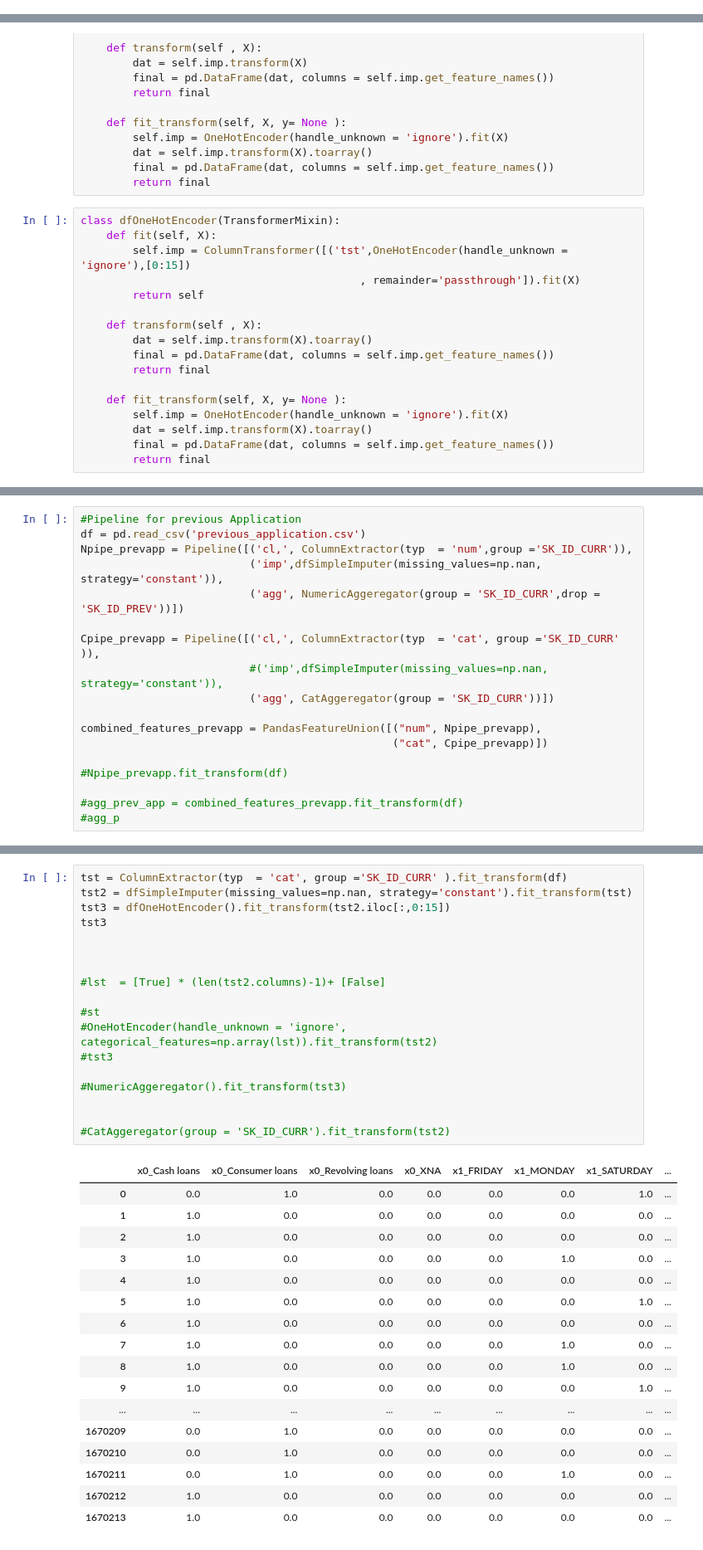
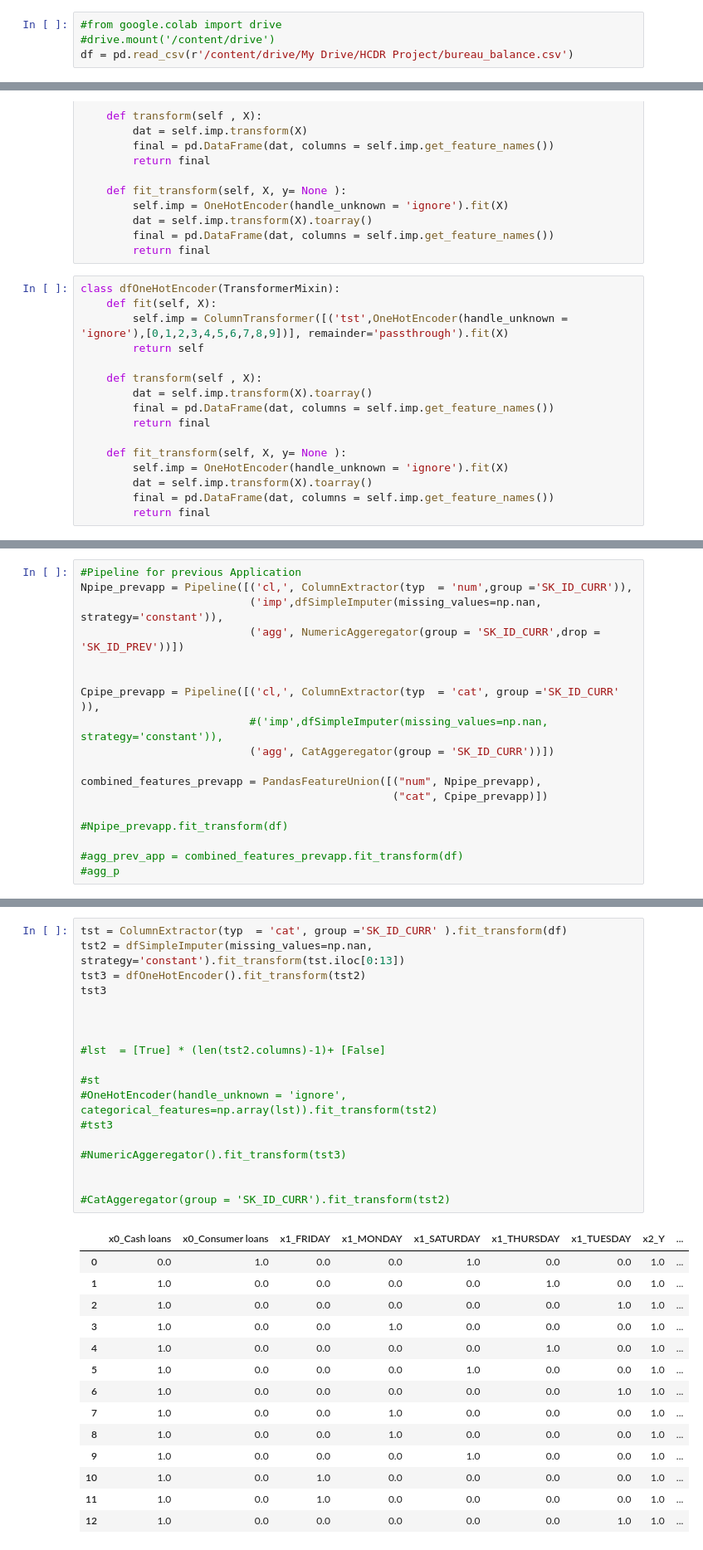
Before and after one commit to lalitsc12/AML-HCDR, a Jupyter notebook: DS PROJ.ipynb, the cells around one changed output, grey strips where cells are left out. Shown: that part at 83% size. Drawn from its saved outputs; the diff is of its cells as text.

```diff
--- a/DS PROJ.ipynb
+++ b/DS PROJ.ipynb
@@ -15,3 +17,7 @@ df  = pd.read_csv('previous_application.csv')
+# %%
+#from google.colab import drive
+#drive.mount('/content/drive')
+df = pd.read_csv(r'/content/drive/My Drive/HCDR Project/bureau_balance.csv')
 # %%
 class ColumnExtractor(TransformerMixin):
     def __init__(self, typ = "num",group = "" ):
@@ -147,8 +153,7 @@ class dfOneHotEncoder(TransformerMixin):
 # %%
 class dfOneHotEncoder(TransformerMixin):
     def fit(self, X):
-        self.imp = ColumnTransformer([('tst',OneHotEncoder(handle_unknown = 'ignore'),[0:15])
-                                           , remainder='passthrough']).fit(X)
+        self.imp = ColumnTransformer([('tst',OneHotEncoder(handle_unknown = 'ignore'),[0,1,2,3,4,5,6,7,8,9])], remainder='passthrough').fit(X)
         return self
 
     def transform(self , X):
@@ -170,9 +169,9 @@ TypeError: data type not understood
 # %%
 #Pipeline for previous Application
-df = pd.read_csv('previous_application.csv')
 Npipe_prevapp = Pipeline([('cl,', ColumnExtractor(typ  = 'num',group ='SK_ID_CURR')),
                           ('imp',dfSimpleImputer(missing_values=np.nan, strategy='constant')),
                           ('agg', NumericAggeregator(group = 'SK_ID_CURR',drop = 'SK_ID_PREV'))])
+
 
 Cpipe_prevapp = Pipeline([('cl,', ColumnExtractor(typ  = 'cat', group ='SK_ID_CURR' )),
                           #('imp',dfSimpleImputer(missing_values=np.nan, strategy='constant')),
@@ -212,36 +211,33 @@ NumericAggeregator(group = 'SK_ID_CURR',drop = 'SK_ID_PREV').fit_transform(tst2)
 # %%
 tst = ColumnExtractor(typ  = 'cat', group ='SK_ID_CURR' ).fit_transform(df)
-tst2 = dfSimpleImputer(missing_values=np.nan, strategy='constant').fit_transform(tst)
-tst3 = dfOneHotEncoder().fit_transform(tst2.iloc[:,0:15])
+tst2 = dfSimpleImputer(missing_values=np.nan, strategy='constant').fit_transform(tst.iloc[0:13])
+tst3 = dfOneHotEncoder().fit_transform(tst2)
 tst3
 
 
 
 #lst  = [True] * (len(tst2.columns)-1)+ [False]
 
 #st
 #OneHotEncoder(handle_unknown = 'ignore', categorical_features=np.array(lst)).fit_transform(tst2)
 #tst3
 
 #NumericAggeregator().fit_transform(tst3)
 
 
 #CatAggeregator(group = 'SK_ID_CURR').fit_transform(tst2)
 # %% [output]
-|  | x0_Cash loans | x0_Consumer loans | x0_Revolving loans | x0_XNA | x1_FRIDAY | x1_MONDAY | x1_SATURDAY | ... |
-| 0 | 0.0 | 1.0 | 0.0 | 0.0 | 0.0 | 0.0 | 1.0 | ... |
-| 1 | 1.0 | 0.0 | 0.0 | 0.0 | 0.0 | 0.0 | 0.0 | ... |
-| 2 | 1.0 | 0.0 | 0.0 | 0.0 | 0.0 | 0.0 | 0.0 | ... |
-| 3 | 1.0 | 0.0 | 0.0 | 0.0 | 0.0 | 1.0 | 0.0 | ... |
-| 4 | 1.0 | 0.0 | 0.0 | 0.0 | 0.0 | 0.0 | 0.0 | ... |
-| 5 | 1.0 | 0.0 | 0.0 | 0.0 | 0.0 | 0.0 | 1.0 | ... |
-| 6 | 1.0 | 0.0 | 0.0 | 0.0 | 0.0 | 0.0 | 0.0 | ... |
-| 7 | 1.0 | 0.0 | 0.0 | 0.0 | 0.0 | 1.0 | 0.0 | ... |
-| 8 | 1.0 | 0.0 | 0.0 | 0.0 | 0.0 | 1.0 | 0.0 | ... |
-| 9 | 1.0 | 0.0 | 0.0 | 0.0 | 0.0 | 0.0 | 1.0 | ... |
-| ... | ... | ... | ... | ... | ... | ... | ... | ... |
-| 1670209 | 0.0 | 1.0 | 0.0 | 0.0 | 0.0 | 0.0 | 0.0 | ... |
-| 1670210 | 0.0 | 1.0 | 0.0 | 0.0 | 0.0 | 0.0 | 0.0 | ... |
-| 1670211 | 0.0 | 1.0 | 0.0 | 0.0 | 0.0 | 1.0 | 0.0 | ... |
-| 1670212 | 1.0 | 0.0 | 0.0 | 0.0 | 0.0 | 0.0 | 0.0 | ... |
-| 1670213 | 1.0 | 0.0 | 0.0 | 0.0 | 0.0 | 0.0 | 0.0 | ... |
+|  | x0_Cash loans | x0_Consumer loans | x1_FRIDAY | x1_MONDAY | x1_SATURDAY | x1_THURSDAY | x1_TUESDAY | x2_Y | ... |
+| 0 | 0.0 | 1.0 | 0.0 | 0.0 | 1.0 | 0.0 | 0.0 | 1.0 | ... |
+| 1 | 1.0 | 0.0 | 0.0 | 0.0 | 0.0 | 1.0 | 0.0 | 1.0 | ... |
+| 2 | 1.0 | 0.0 | 0.0 | 0.0 | 0.0 | 0.0 | 1.0 | 1.0 | ... |
+| 3 | 1.0 | 0.0 | 0.0 | 1.0 | 0.0 | 0.0 | 0.0 | 1.0 | ... |
+| 4 | 1.0 | 0.0 | 0.0 | 0.0 | 0.0 | 1.0 | 0.0 | 1.0 | ... |
+| 5 | 1.0 | 0.0 | 0.0 | 0.0 | 1.0 | 0.0 | 0.0 | 1.0 | ... |
+| 6 | 1.0 | 0.0 | 0.0 | 0.0 | 0.0 | 0.0 | 1.0 | 1.0 | ... |
+| 7 | 1.0 | 0.0 | 0.0 | 1.0 | 0.0 | 0.0 | 0.0 | 1.0 | ... |
+| 8 | 1.0 | 0.0 | 0.0 | 1.0 | 0.0 | 0.0 | 0.0 | 1.0 | ... |
+| 9 | 1.0 | 0.0 | 0.0 | 0.0 | 1.0 | 0.0 | 0.0 | 1.0 | ... |
+| 10 | 1.0 | 0.0 | 1.0 | 0.0 | 0.0 | 0.0 | 0.0 | 1.0 | ... |
+| 11 | 1.0 | 0.0 | 1.0 | 0.0 | 0.0 | 0.0 | 0.0 | 1.0 | ... |
+| 12 | 1.0 | 0.0 | 0.0 | 0.0 | 0.0 | 0.0 | 1.0 | 1.0 | ... |
```
Also changed, not shown: parts of 6 cells of this notebook.
